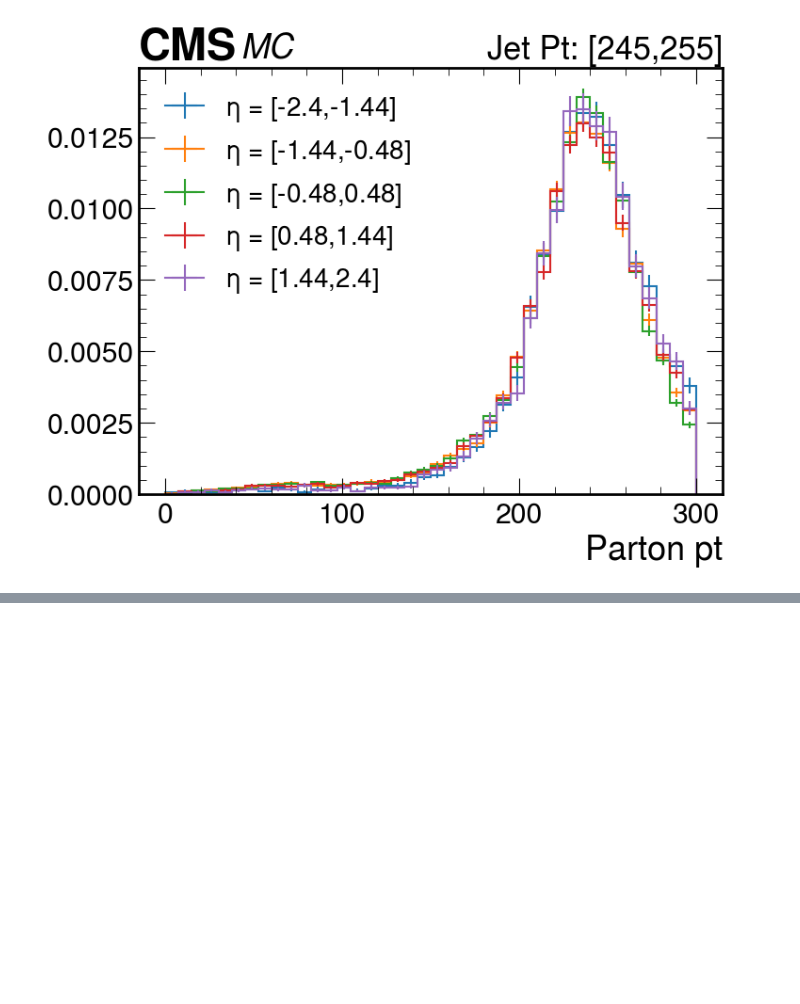
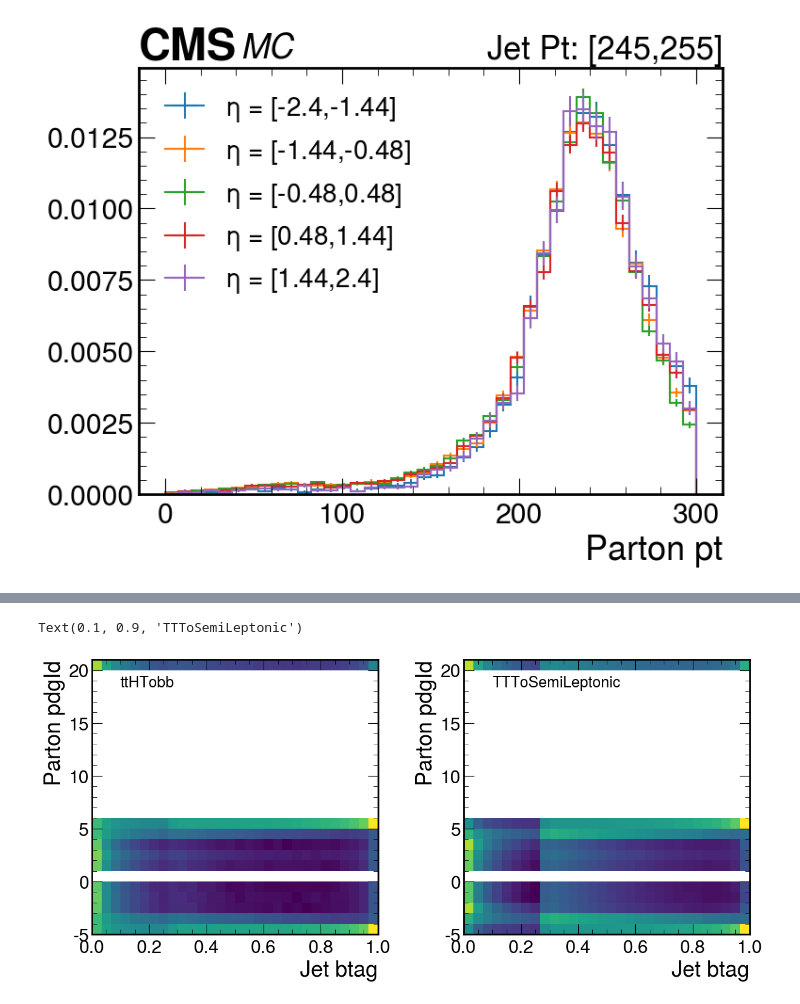
Before and after one commit to PocketCoffea/PocketCoffea, a Jupyter notebook: notebooks/plotting/PartonMatchingEfficiency.ipynb, the cells around one changed output, grey strips where cells are left out. Saved outputs shown, nothing was run; the diff lists cells and outputs as text; code cells hidden in the pictures; blank space fills up the shorter version.

```diff
--- a/notebooks/plotting/PartonMatchingEfficiency.ipynb
+++ b/notebooks/plotting/PartonMatchingEfficiency.ipynb
@@ -308,0 +402,3 @@ for j in range(len(jet_pt_bins)):
+# %%
+df_sig = pd.DataFrame({k: v['ttHTobb'].value for k, v in output["columns"]['4j'].items()  if k != "njet_matched"})
+df_tt = pd.DataFrame({k: v['TTToSemiLeptonic'].value for k, v in output["columns"]['4j'].items()  if k != "njet_matched"})
@@ -308,0 +421,17 @@ for j in range(len(jet_pt_bins)):
+# %%
+fig,( ax,ay) = plt.subplots(1, 2, figsize=(14, 6), dpi=100)
+plt.subplots_adjust(wspace=0.3)
+
+ax.hist2d(df_sig.jet_btag, df_sig.parton_pdgId, bins=(30,26), range=((0,1),(-5,21)), norm=LogNorm())
+ax.set_xlabel("Jet btag")
+ax.set_ylabel("Parton pdgId")
+
+ay.hist2d(df_tt.jet_btag, df_tt.parton_pdgId, bins=(30,26), range=((0,1),(-5,21)), norm=LogNorm())
+ay.set_xlabel("Jet btag")
+ay.set_ylabel("Parton pdgId")
+
+ax.text(0.1, 0.9, "ttHTobb", transform=ax.transAxes, fontsize=18)
+ay.text(0.1, 0.9, "TTToSemiLeptonic", transform=ay.transAxes, fontsize=18)
+# %% [output]
+Text(0.1, 0.9, 'TTToSemiLeptonic')
+[figure, added]
```
Also changed, not shown: parts of 10 cells of this notebook.
